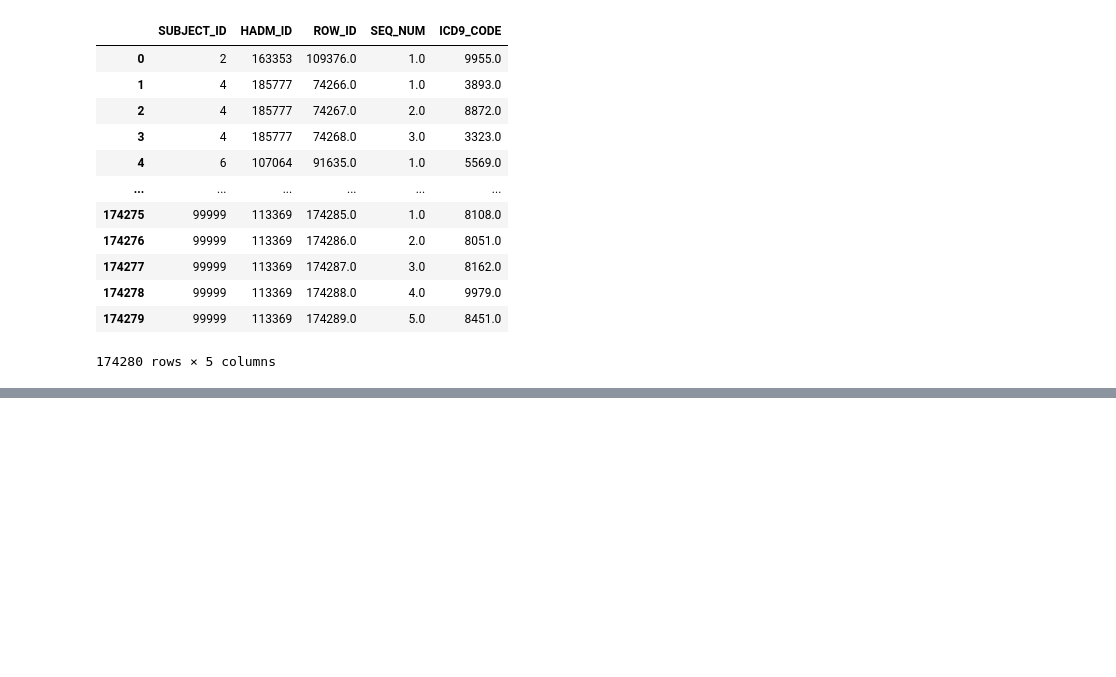
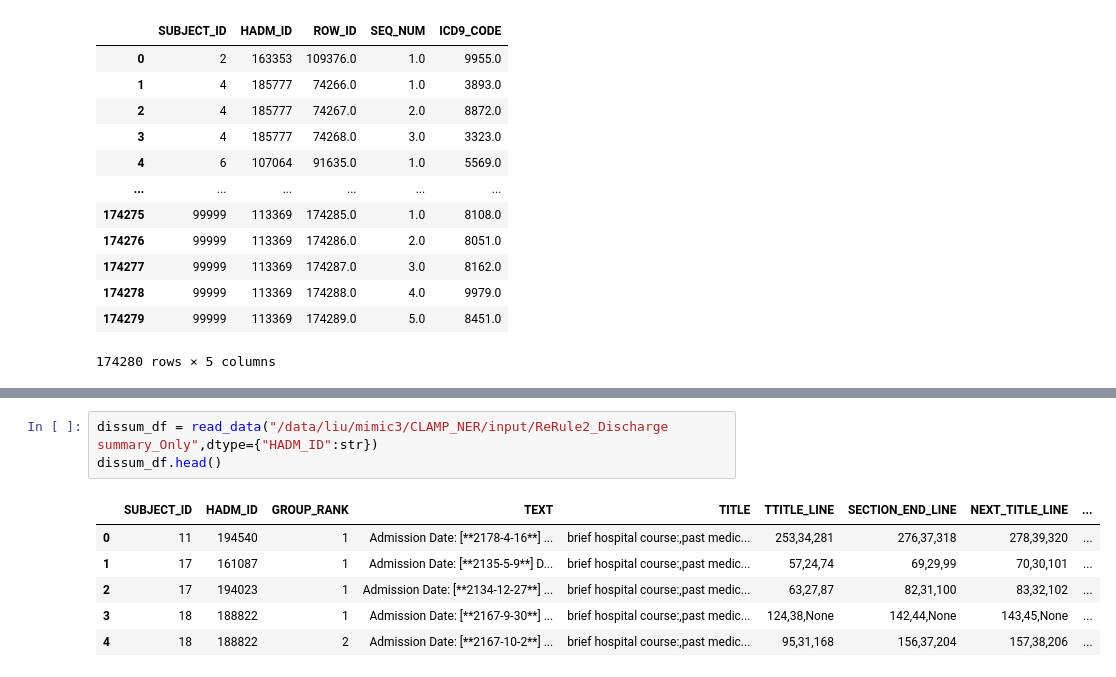
Before and after one commit to liuzi/Clinic-Analysis, a Jupyter notebook: Scripts/Data_Process_Server/S2 Dimension Reduction.ipynb, the cells around one changed output, grey strips where cells are left out. Drawn from its saved outputs; the diff is of its cells as text; blank space fills up the shorter version.

```diff
--- a/Scripts/Data_Process_Server/S2 Dimension Reduction.ipynb
+++ b/Scripts/Data_Process_Server/S2 Dimension Reduction.ipynb
@@ -234,0 +259,10 @@ Sampled Data:
+# %%
+dissum_df = read_data("/data/liu/mimic3/CLAMP_NER/input/ReRule2_Discharge summary_Only",dtype={"HADM_ID":str})
+dissum_df.head()
+# %% [output]
+|  | SUBJECT_ID | HADM_ID | GROUP_RANK | TEXT | TITLE | TTITLE_LINE | SECTION_END_LINE | NEXT_TITLE_LINE | ... |
+| 0 | 11 | 194540 | 1 | Admission Date: [**2178-4-16**] ... | brief hospital course:,past medic... | 253,34,281 | 276,37,318 | 278,39,320 | ... |
+| 1 | 17 | 161087 | 1 | Admission Date: [**2135-5-9**] D... | brief hospital course:,past medic... | 57,24,74 | 69,29,99 | 70,30,101 | ... |
+| 2 | 17 | 194023 | 1 | Admission Date: [**2134-12-27**] ... | brief hospital course:,past medic... | 63,27,87 | 82,31,100 | 83,32,102 | ... |
+| 3 | 18 | 188822 | 1 | Admission Date: [**2167-9-30**] ... | brief hospital course:,past medic... | 124,38,None | 142,44,None | 143,45,None | ... |
+| 4 | 18 | 188822 | 2 | Admission Date: [**2167-10-2**] ... | brief hospital course:,past medic... | 95,31,168 | 156,37,204 | 157,38,206 | ... |
```
Also changed, not shown: parts of 19 cells of this notebook, 7 other files.
